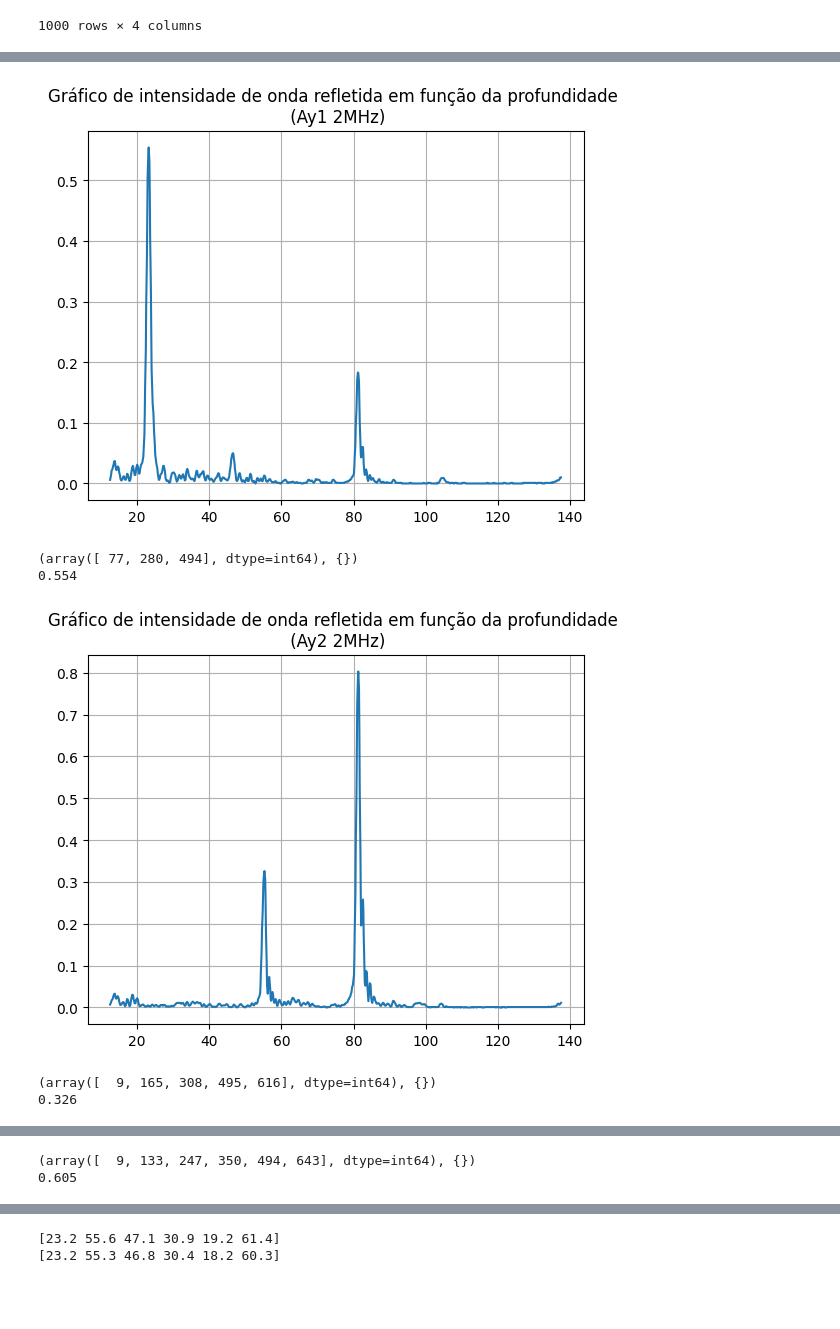
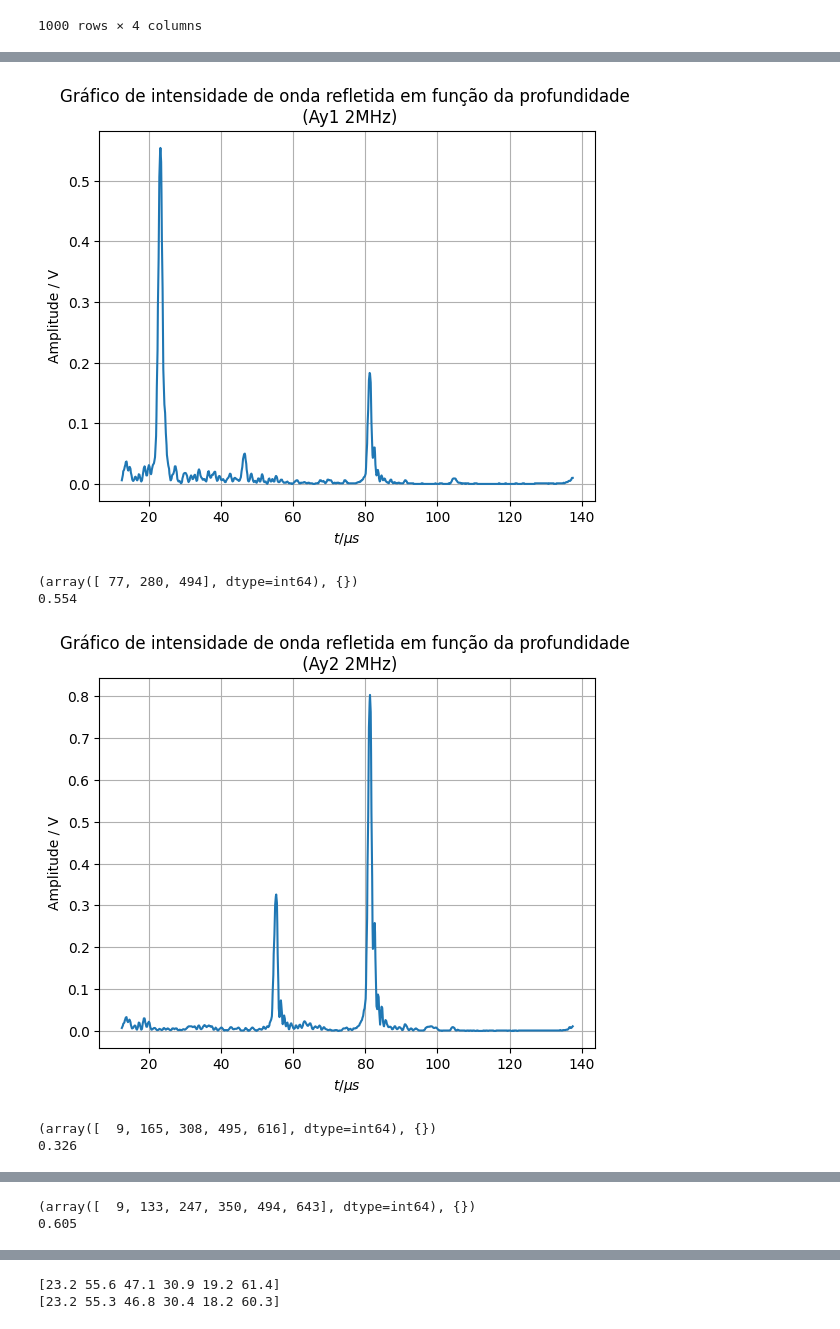
Before and after one commit to MRDias12/LabsIII, a Jupyter notebook: PLs/PL7/cenasprorelatorio.ipynb, the cells around one changed output, grey strips where cells are left out. Drawn from its saved outputs; the diff is of its cells as text; code cells hidden in the pictures; blank space fills up the shorter version.

```diff
--- a/PLs/PL7/cenasprorelatorio.ipynb
+++ b/PLs/PL7/cenasprorelatorio.ipynb
@@ -421,6 +473,9 @@ print(Cy21["HF [V]"][461])
 plt.plot(Ay12["depth[mm]"][100:], Ay12["HF [V]"][100:])
 plt.title("Gráfico de intensidade de onda refletida em função da profundidade \n (Ay1 2MHz)")
 plt.grid()
+plt.xlabel(r'$t / \mu s$')
+plt.ylabel('Amplitude / V')
+plt.savefig('grafs/Ay12.png')
 plt.show()
 picA12 = sign.find_peaks(Ay12["HF [V]"][100:800], distance = 200)
 print(picA12)
@@ -432,6 +487,9 @@ print(Ay12["HF [V]"][177])
 plt.plot(Ay22["depth[mm]"][100:], Ay22["HF [V]"][100:])
 plt.title("Gráfico de intensidade de onda refletida em função da profundidade \n (Ay2 2MHz)")
 plt.grid()
+plt.xlabel(r'$t / \mu s$')
+plt.ylabel('Amplitude / V')
+plt.savefig('grafs/Ay22.png')
 plt.show()
 picA22 = sign.find_peaks(Ay22["HF [V]"][100:800], distance = 100)
 print(picA22)
@@ -443,6 +501,9 @@ print(Ay22["HF [V]"][408])
 plt.plot(By12["depth[mm]"][100:], By12["HF [V]"][100:])
 plt.title("Gráfico de intensidade de onda refletida em função da profundidade \n (By1 2MHz)")
 plt.grid()
+plt.xlabel(r'$t / \mu s$')
+plt.ylabel('Amplitude / V')
+plt.savefig('grafs/By12.png')
 plt.show()
 picB12 = sign.find_peaks(By12["HF [V]"][100:800], distance = 100)
 print(picB12)
@@ -454,37 +515,46 @@ print(By12["HF [V]"][347])
 plt.plot(By22["depth[mm]"][100:], By22["HF [V]"][100:])
 plt.title("Gráfico de intensidade de onda refletida em função da profundidade \n (By2 2MHz)")
 plt.grid()
+plt.xlabel(r'$t / \mu s$')
+plt.ylabel('Amplitude / V')
+plt.savefig('grafs/By22.png')
 plt.show()
 picB22 = sign.find_peaks(By22["HF [V]"][100:800], distance = 100)
 print(picB22)
 picB22 = 229
 print(By22["HF [V]"][229])
 
 #Encontrar picos de Cy12
 
 plt.plot(Cy12["depth[mm]"][100:], Cy12["HF [V]"][100:])
 plt.title("Gráfico de intensidade de onda refletida em função da profundidade \n (Cy1 2MHz)")
 plt.grid()
+plt.xlabel(r'$t / \mu s$')
+plt.ylabel('Amplitude / V')
+plt.savefig('grafs/Cy12.png')
 plt.show()
 picC12 = sign.find_peaks(Cy12["HF [V]"][100:800], distance = 100)
 print(picC12)
 picC12 = 141
 print(Cy12["HF [V]"][141])
 
 #Encontrar picos de Cy22
 
 plt.plot(Cy22["depth[mm]"][100:], Cy22["HF [V]"][100:])
 plt.title("Gráfico de intensidade de onda refletida em função da profundidade \n (Cy2 2MHz)")
 plt.grid()
+plt.xlabel(r'$t / \mu s$')
+plt.ylabel('Amplitude / V')
+plt.savefig('grafs/Cy22.png')
 plt.show()
 picC22 = sign.find_peaks(Cy22["HF [V]"][100:800], distance = 100)
 print(picC22)
 picC22 = 444
 print(Cy22["HF [V]"][444])
 # %% [output]
-[figure, old version]
+[figure, new version]
 (array([ 77, 280, 494], dtype=int64), {})
 0.554
-[figure, old version]
+[figure, new version]
 (array([  9, 165, 308, 495, 616], dtype=int64), {})
 0.326
```
Also changed, not shown: parts of 8 cells of this notebook, 22 other files.
